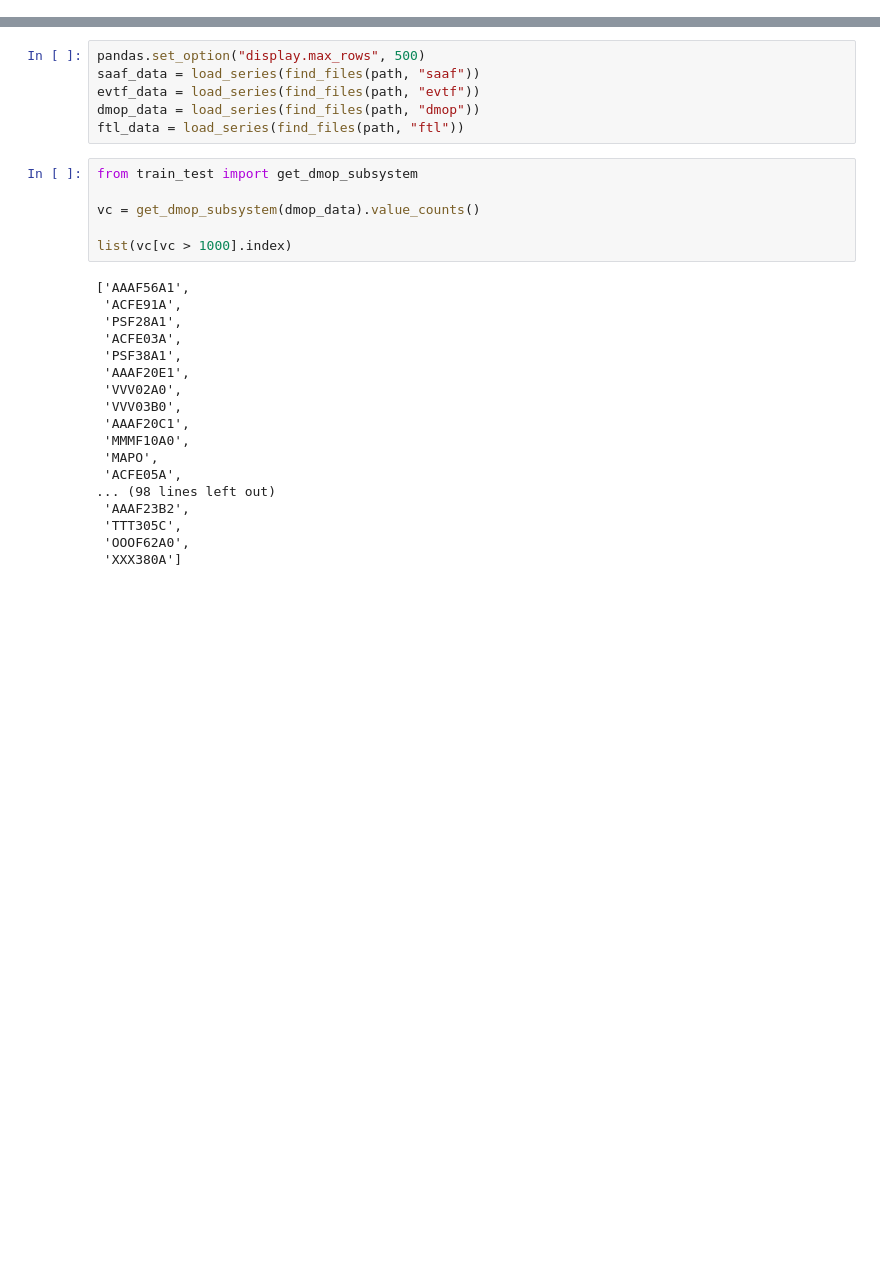
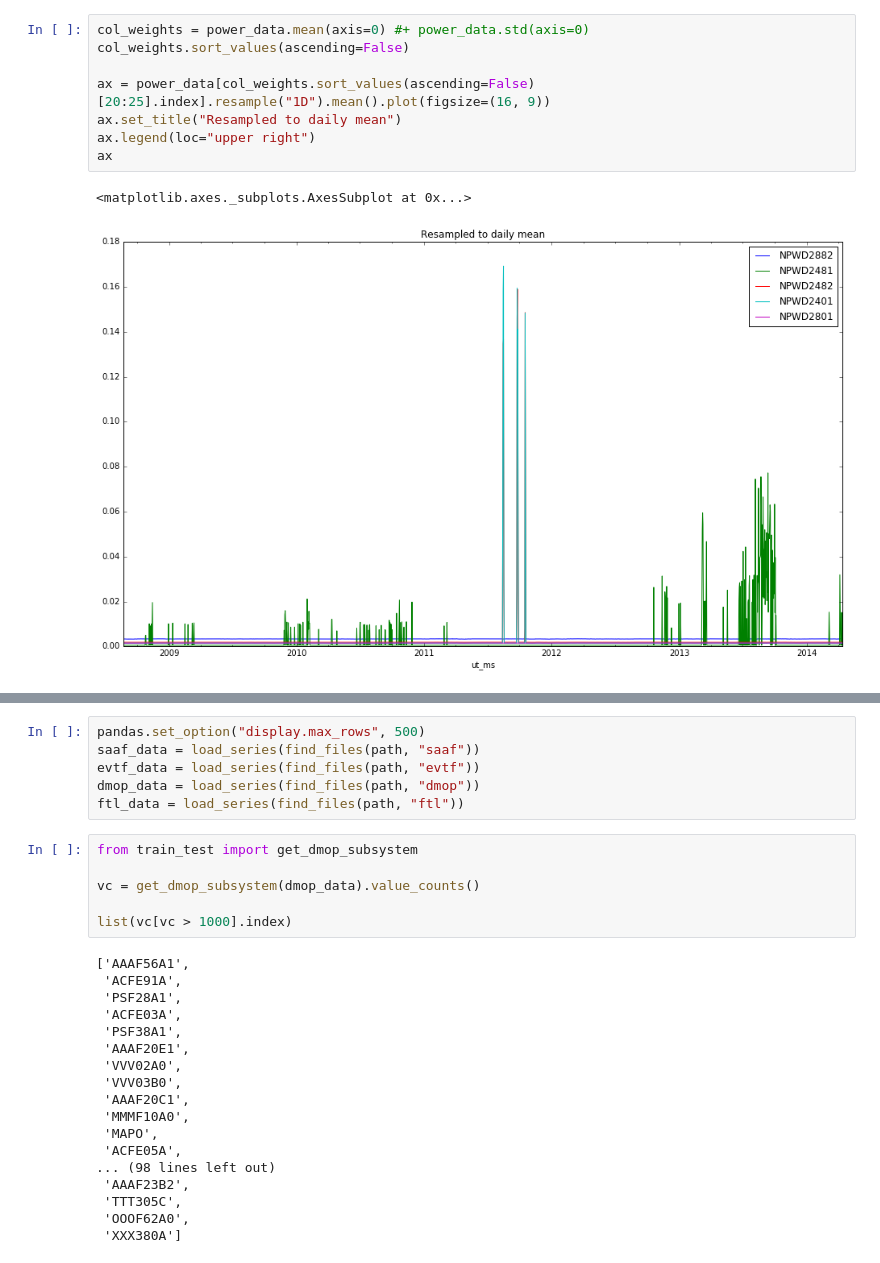
Before and after one commit to ktrnka/mars-express, a Jupyter notebook: src/data exploration.ipynb, the cells around one changed output, grey strips where cells are left out. Drawn from its saved outputs; the diff is of its cells as text; blank space fills up the shorter version.

```diff
--- a/src/data exploration.ipynb
+++ b/src/data exploration.ipynb
@@ -11,0 +14,11 @@ power_data = load_series(find_files(path, "power"), resample_interval="1H")
+# %%
+col_weights = power_data.mean(axis=0) #+ power_data.std(axis=0)
+col_weights.sort_values(ascending=False)
+
+ax = power_data[col_weights.sort_values(ascending=False)[20:25].index].resample("1D").mean().plot(figsize=(16, 9))
+ax.set_title("Resampled to daily mean")
+ax.legend(loc="upper right")
+ax
+# %% [output]
+<matplotlib.axes._subplots.AxesSubplot at 0x...>
+[figure, added]
```
Also changed, not shown: parts of 2 cells of this notebook, 1 other file.
